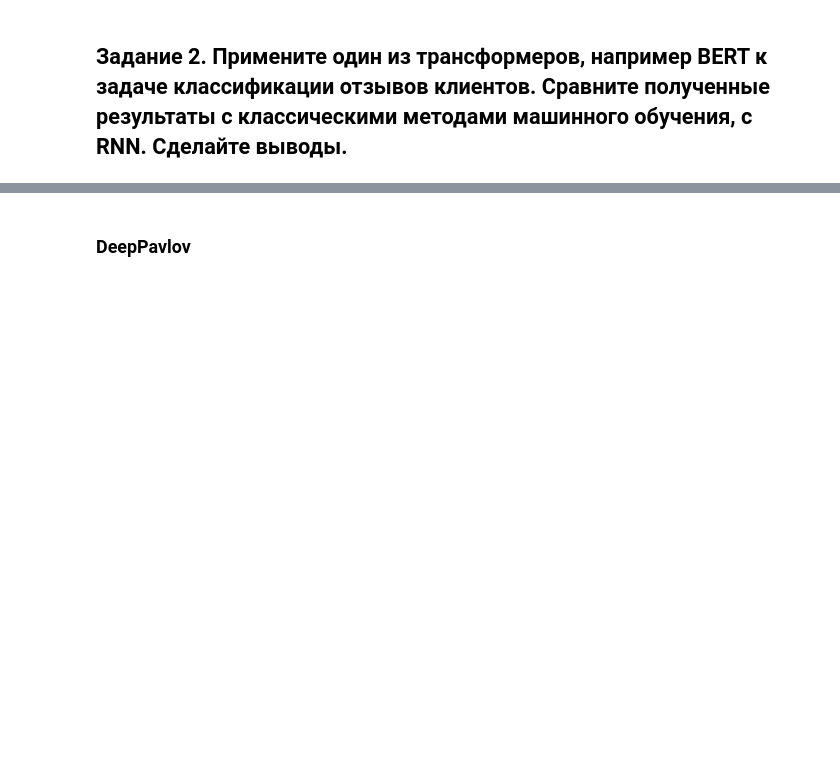
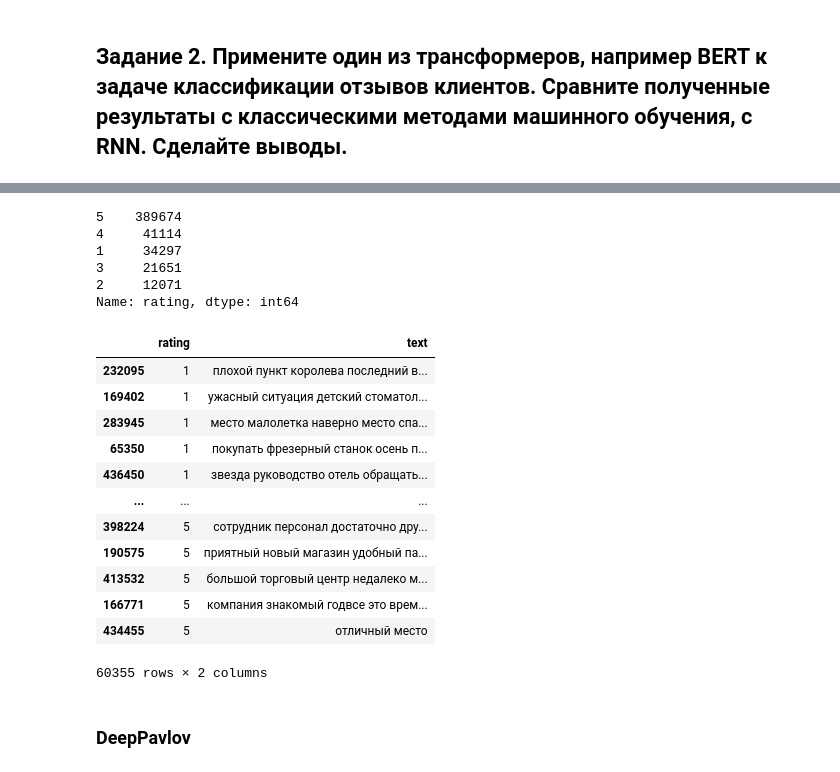
Before and after one commit to anpilove/NLP-FU, a Jupyter notebook: Lab5/Lab5_attention.ipynb, the cells around one changed output, grey strips where cells are left out. Cells and saved outputs as stored; diff of their text form; code cells hidden in the pictures; blank space fills up the shorter version.

```diff
--- a/Lab5/Lab5_attention.ipynb
+++ b/Lab5/Lab5_attention.ipynb
@@ -80,3 +111,32 @@ def train(model, optimizer, criterion, n_epochs, train_loader, test_loader):
+# %%
+min_class_size  = df_reviews['rating'].value_counts().min()
+
+df_reviews['rating'].value_counts()
+# %% [output]
+5    389674
+4     41114
+1     34297
+3     21651
+2     12071
+Name: rating, dtype: int64
+# %%
+df_reviews = pd.concat([group.sample(min_class_size) for _, group in df_reviews.groupby('rating')])
+# %%
+df_reviews
+# %% [output]
+|  | rating | text |
+| 232095 | 1 | плохой пункт королева последний в... |
+| 169402 | 1 | ужасный ситуация детский стоматол... |
+| 283945 | 1 | место малолетка наверно место спа... |
+| 65350 | 1 | покупать фрезерный станок осень п... |
+| 436450 | 1 | звезда руководство отель обращать... |
+| ... | ... | ... |
+| 398224 | 5 | сотрудник персонал достаточно дру... |
+| 190575 | 5 | приятный новый магазин удобный па... |
+| 413532 | 5 | большой торговый центр недалеко м... |
+| 166771 | 5 | компания знакомый годвсе это врем... |
+| 434455 | 5 | отличный место |
+60355 rows × 2 columns
 # %% [markdown]
 ### DeepPavlov
 # %%
```
Also changed, not shown: parts of 11 cells of this notebook.
